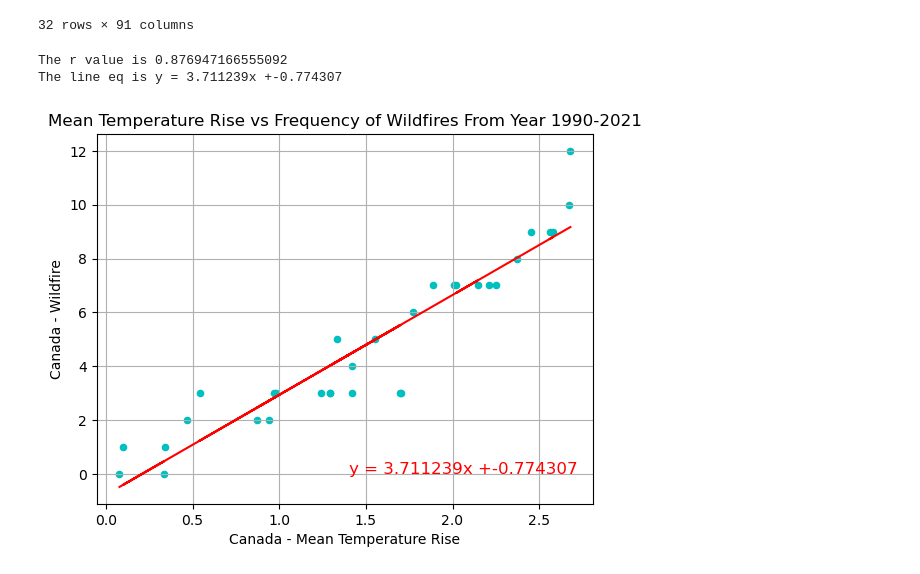
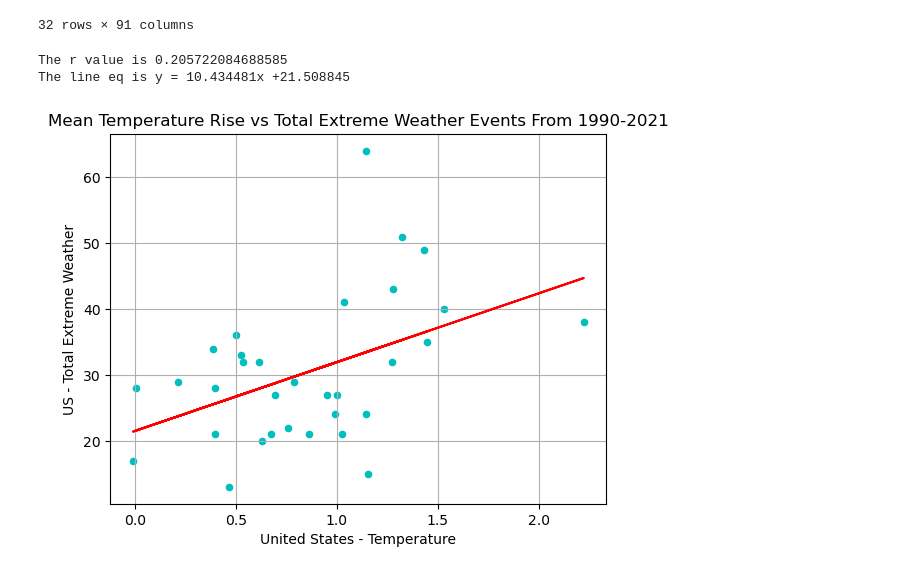
Before and after one commit to vivsarraf/Global-Warming, a Jupyter notebook: WeatherPatterns.ipynb, the cells around one changed output. Saved outputs shown, nothing was run; the diff lists cells and outputs as text; code cells hidden in the pictures.

```diff
--- a/WeatherPatterns.ipynb
+++ b/WeatherPatterns.ipynb
@@ -17,12 +16,13 @@ pd.options.mode.copy_on_write = True
 # %%
 # Save path to the data set as a variable.
 data_file = Path("Resources/Natural_Disasters.csv")
-Temperature_file = Path("Resources/Temperature.csv")
-Temperature_corelate = Path("Resources/Natural_Disasters1.csv")
-Country_extreme_weather =  Path("Resources/Natural_Disasters2.csv")
+Temperature_file = Path("Resources/Mean Temperature.csv")
+Temperature_corelate = Path("Resources/Disasters Mean temp.csv")
+Country_extreme_weather =  Path("Resources/Extreme Weather Events.csv")
+
 # Read our data file with the Pandas library
 natural_disasters_df = pd.read_csv(data_file)
-natural_disasters_df
+natural_disasters_df.head()
 # %% [output]
 |  | ObjectId | Country | ISO2 | ISO3 | Country_Disasters | Unit | Source | CTS_Code | CTS_Name | F1980 | ... |
 | 0 | 1.0 | Afghanistan | AF | AFG | Afghanistan - Drought | Number | The Emergency Events Database (EM... | ECCD | Climate Related Disasters Frequency | NaN | ... |
@@ -252,24 +207,26 @@ Temperature_disasters_df
 | 31 | 2021 | 0.629 | 6 | 4 | 7 | ... |
 32 rows × 91 columns
 # %%
-Temperature_disasters_df.plot(x='Canada - Mean Temperature Rise', y='Canada - Wildfire', kind = 'scatter',
+# Generate a Scatter plot to compare the Mean Temperature Rise in canada vs Frequency of Wildfires from 1990-2021
+Temperature_disasters_df.plot(x='United States - Temperature', y='US - Total Extreme Weather', kind = 'scatter',
            marker='o',facecolors='b', color ='c',grid=True)
 
-x_values = Temperature_disasters_df['Canada - Mean Temperature Rise']
-y_values = Temperature_disasters_df['Canada - Wildfire']
+# Mark the plot variables
+x_values = Temperature_disasters_df['United States - Temperature']
+y_values = Temperature_disasters_df['US - Total Extreme Weather']
 (slope, intercept, rvalue, pvalue, stderr) = stats.linregress(x_values, y_values)
 regress_values = x_values * slope + intercept
 line_eq = "y = " + str(round(slope,6)) + "x +" + str(round(intercept,6))
 
+# Add labels and title to plot
 plt.plot(x_values,regress_values,color='r')
-plt.savefig("Images/Mean Temperature Rise vs Wild fire.png", format='png', dpi=270)
+plt.savefig("Images/US Mean Temperature Rise vs Total Extreme Weather Events.png", format='png', dpi=270)
 plt.annotate(line_eq,(1.4,0.00),fontsize=12,color="red")
-# Add labels and title to plot
 
-plt.title('Mean Temperature Rise vs Frequency of Wildfires From Year 1990-2021')
+plt.title('Mean Temperature Rise vs Total Extreme Weather Events From 1990-2021')
 print(f"The r value is {rvalue**2}")
 print(f"The line eq is {line_eq}")
 # %% [output]
-The r value is 0.876947166555092
-The line eq is y = 3.711239x +-0.774307
+The r value is 0.205722084688585
+The line eq is y = 10.434481x +21.508845
-[figure, old version]
+[figure, new version]
```
Also changed, not shown: parts of 19 cells of this notebook, 7 other files.
